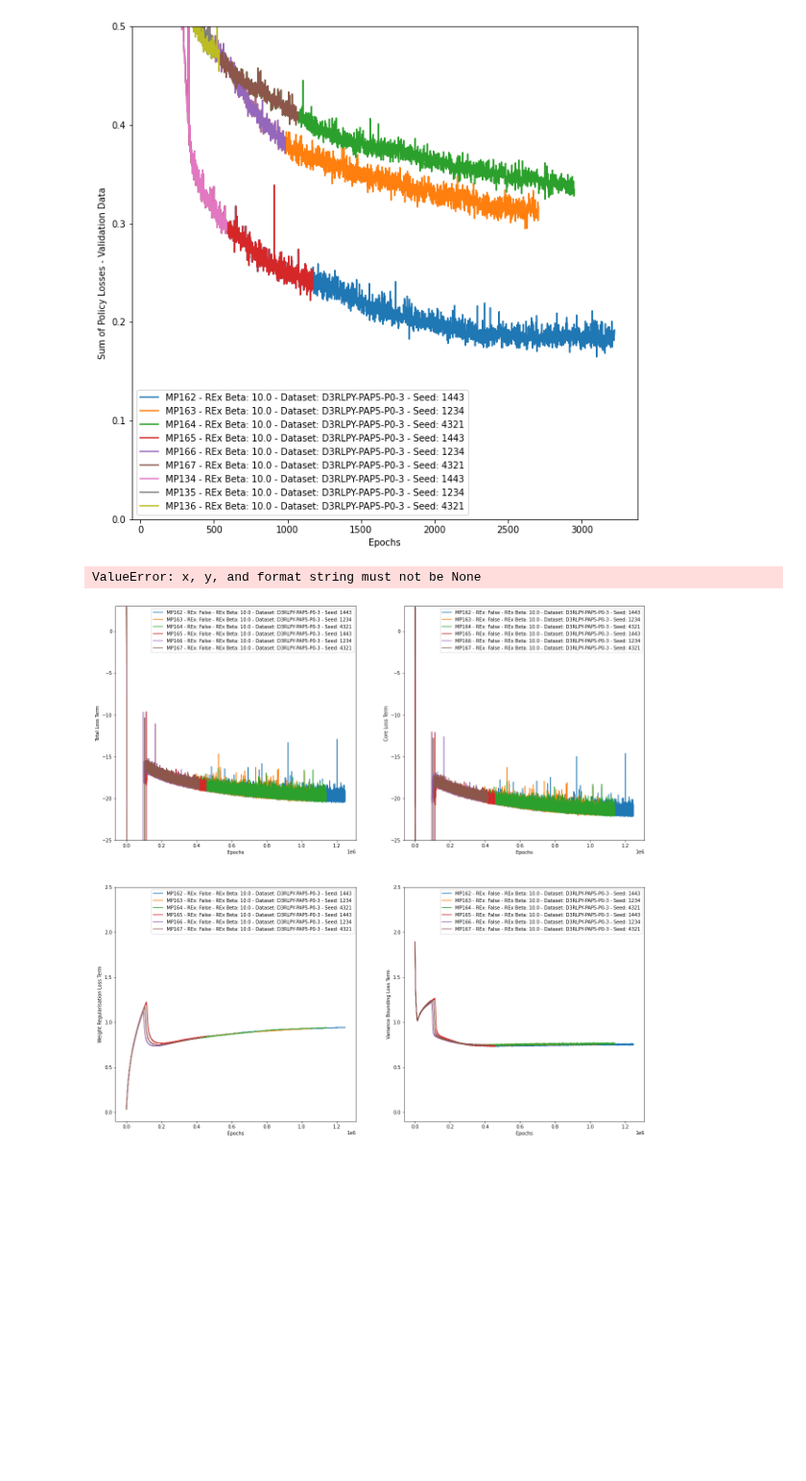
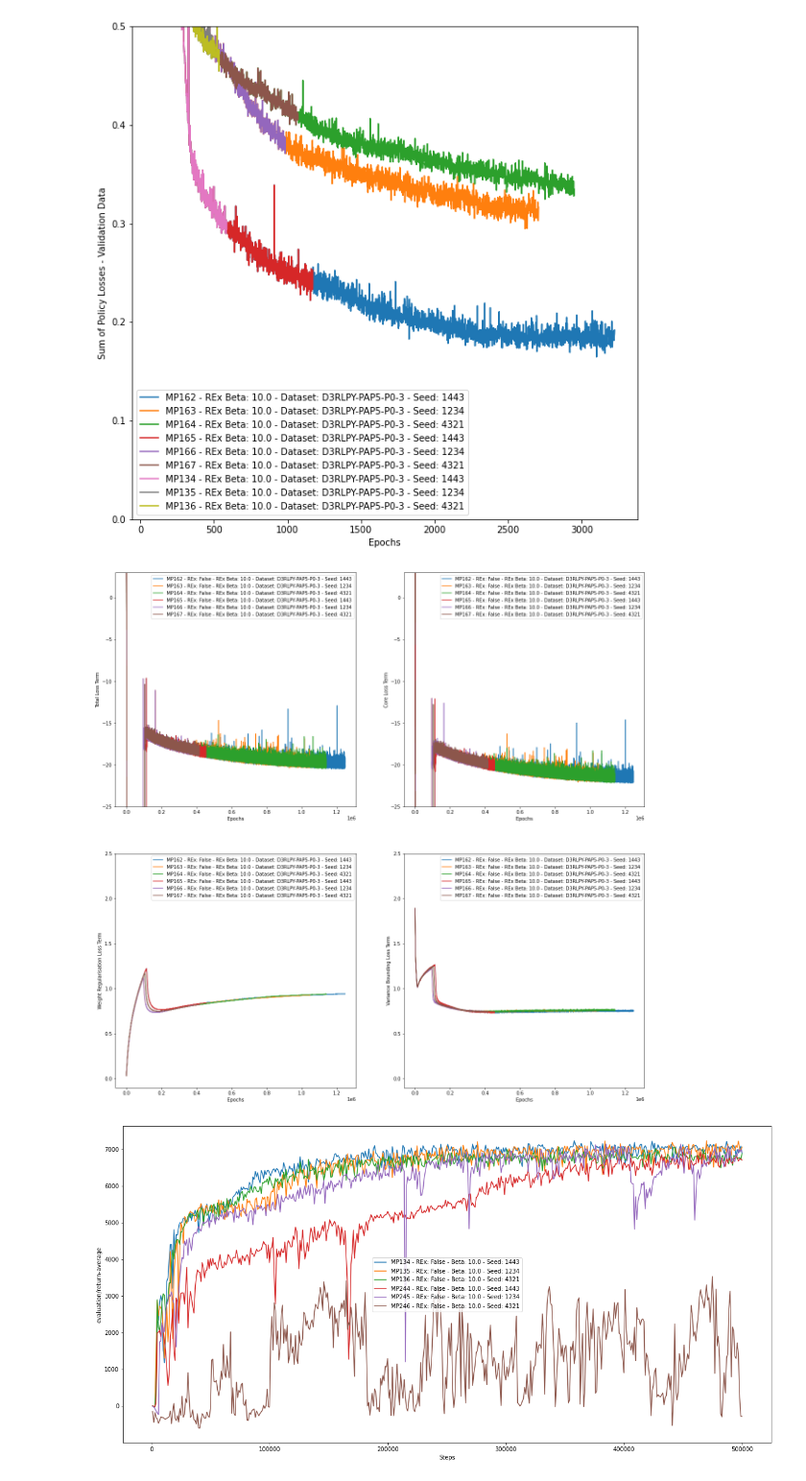
Before and after one commit to thatscotdatasci/mopo, a Jupyter notebook: Analysis_MP162-MP167.ipynb, the cells around one changed output. Shown at 96% size. Cells and saved outputs as stored; diff of their text form; code cells hidden in the pictures; blank space fills up the shorter version.

```diff
--- a/Analysis_MP162-MP167.ipynb
+++ b/Analysis_MP162-MP167.ipynb
@@ -23,6 +23,11 @@ MP164 = get_results("MP164")
 MP165 = get_results("MP165")
 MP166 = get_results("MP166")
 MP167 = get_results("MP167")
+
+# SAC training with models from MP162-MP164
+MP244 = get_results("MP244")
+MP245 = get_results("MP245")
+MP246 = get_results("MP246")
 # %%
 fig, ax = plt.subplots(1, 1, figsize=(10,10))
 for exp in [
@@ -116,9 +121,9 @@ for exp in [
     MP165,
     MP166,
     MP167,
-    MP134,
-    MP135,
-    MP136,
+    # MP134,
+    # MP135,
+    # MP136,
 ]:
     ax[0,0].plot(exp.dynamics.model_train_loss_history, label=f'{exp.name} - REx: {exp.rex} - REx Beta: {exp.rex_beta} - Dataset: {exp.dataset} - Seed: {exp.seed}')
     ax[0,0].set_ylabel('Total Loss Term')
@@ -142,5 +147,24 @@ for exp in [
             ax[i,j].legend()
 pass
 # %% [output]
-ValueError: x, y, and format string must not be None
 [figure]
+# %%
+feature = 'evaluation/return-average'
+fig, ax = plt.subplots(1, 1, figsize=(20,10))
+for exp in [
+    MP134,
+    MP135,
+    MP136,
+    MP244,
+    MP245,
+    MP246,
+]:
+    ax.plot(
+        exp.sac.result['timesteps_total'], exp.sac.result[feature], label=f'{exp.name} - REx: {exp.rex} - Beta: {exp.rex_beta} - Seed: {exp.seed}', ls='--' if exp.rex else '-'
+    )
+ax.set_xlabel('Steps')
+ax.set_ylabel(feature)
+ax.legend()
+pass
+# %% [output]
+[figure, added]
```
Also changed, not shown: 3 other files.
